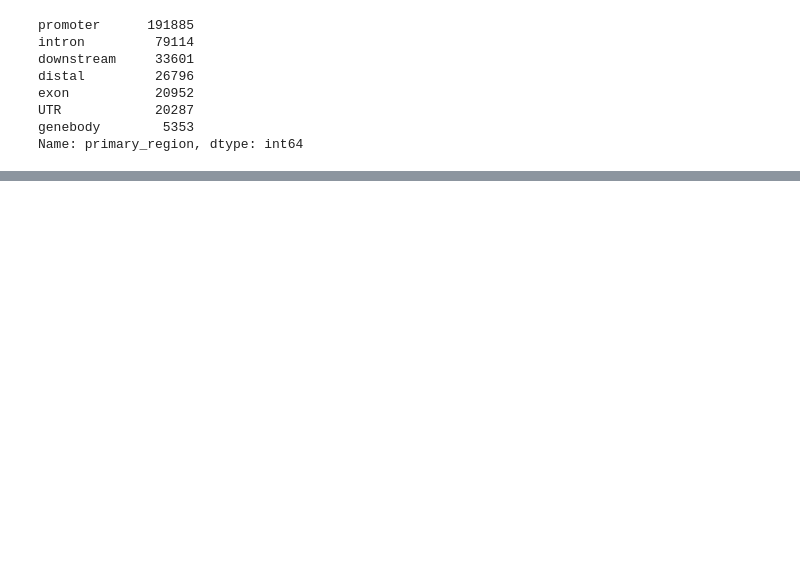
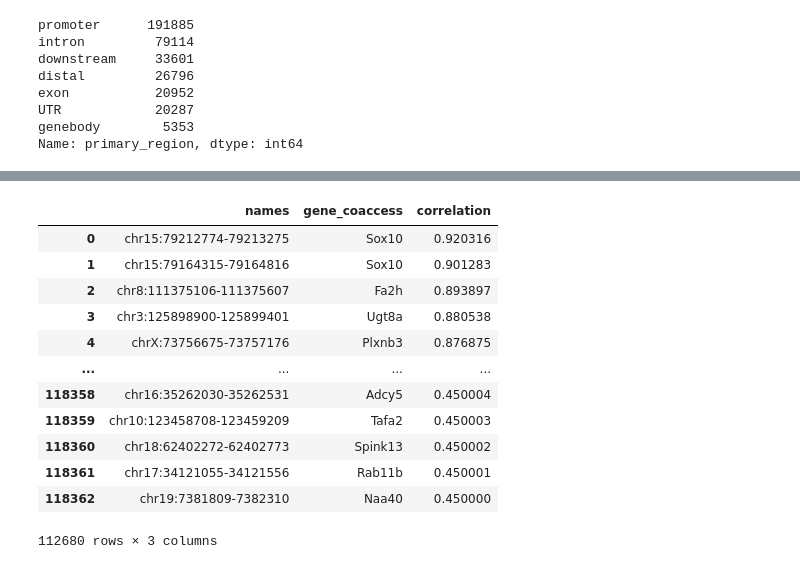
Before and after one commit to juychen/scmmd, a Jupyter notebook: 15gene_mapping.ipynb, the cells around one changed output, grey strips where cells are left out. Drawn from its saved outputs; the diff is of its cells as text; code cells hidden in the pictures; blank space fills up the shorter version.

```diff
--- a/15gene_mapping.ipynb
+++ b/15gene_mapping.ipynb
@@ -575,2 +581,18 @@ df_peak_gene_select = df_full[['names','gene_coaccess','correlation']].copy()
+# %%
+df_peak_gene_select
+# %% [output]
+|  | names | gene_coaccess | correlation |
+| 0 | chr15:79212774-79213275 | Sox10 | 0.920316 |
+| 1 | chr15:79164315-79164816 | Sox10 | 0.901283 |
+| 2 | chr8:111375106-111375607 | Fa2h | 0.893897 |
+| 3 | chr3:125898900-125899401 | Ugt8a | 0.880538 |
+| 4 | chrX:73756675-73757176 | Plxnb3 | 0.876875 |
+| ... | ... | ... | ... |
+| 118358 | chr16:35262030-35262531 | Adcy5 | 0.450004 |
+| 118359 | chr10:123458708-123459209 | Tafa2 | 0.450003 |
+| 118360 | chr18:62402272-62402773 | Spink13 | 0.450002 |
+| 118361 | chr17:34121055-34121556 | Rab11b | 0.450001 |
+| 118362 | chr19:7381809-7382310 | Naa40 | 0.450000 |
+112680 rows × 3 columns
 # %%
 df_dar_merge = df_dar.merge(df_peak_gene_select, left_on='names', right_on='names', how='inner')
```
Also changed, not shown: parts of 14 cells of this notebook.
